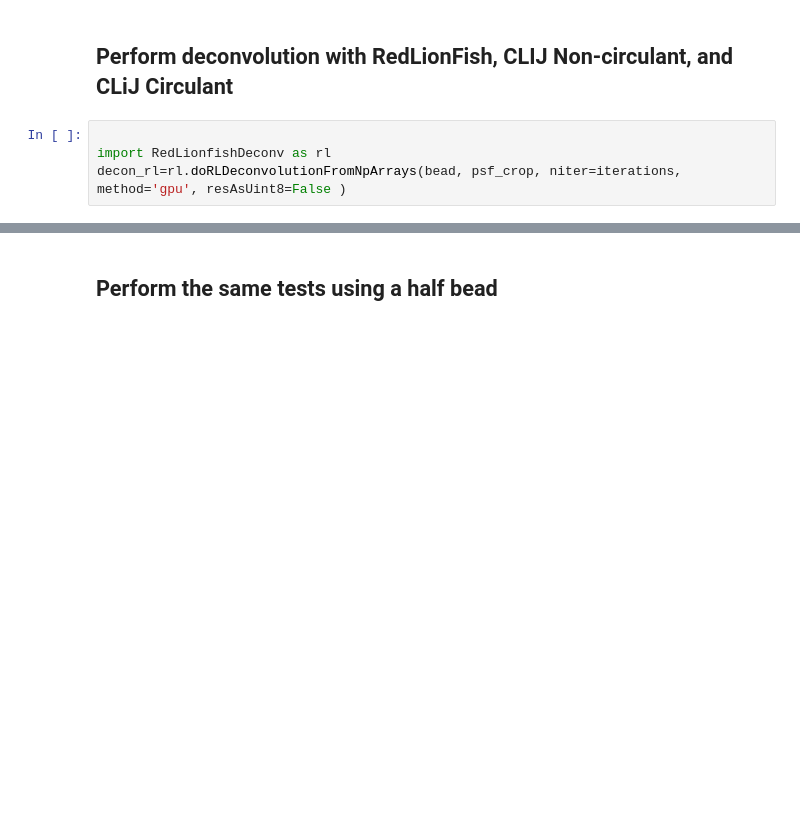
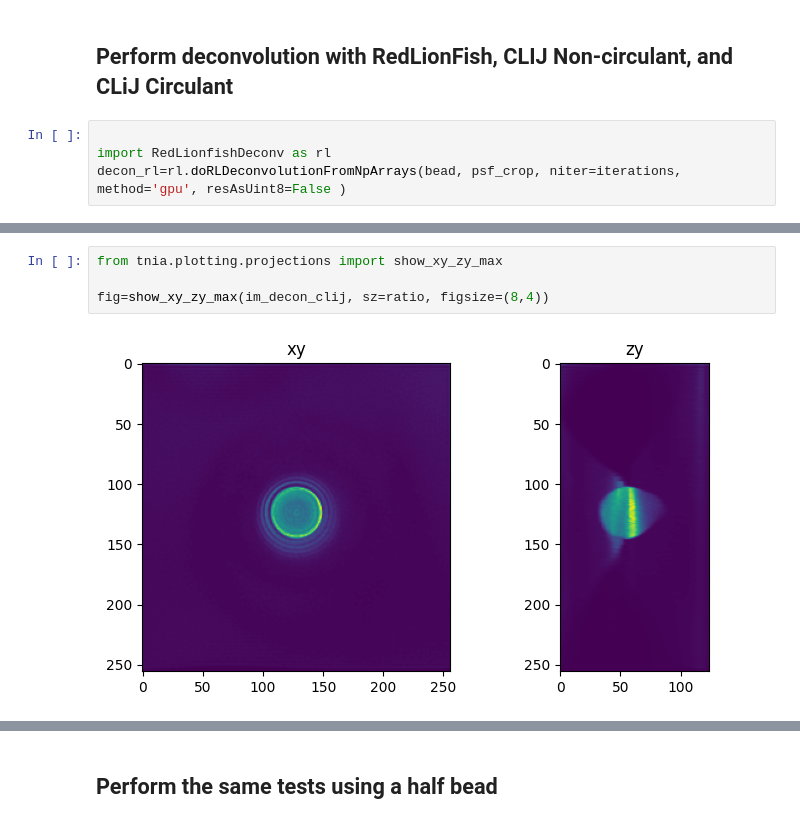
Before and after one commit to True-North-Intelligent-Algorithms/tnia-python, a Jupyter notebook: notebooks/Deconvolution/decon-bead-edge-handling.ipynb, the cells around one changed output, grey strips where cells are left out. Drawn from its saved outputs; the diff is of its cells as text; blank space fills up the shorter version.

```diff
--- a/notebooks/Deconvolution/decon-bead-edge-handling.ipynb
+++ b/notebooks/Deconvolution/decon-bead-edge-handling.ipynb
@@ -121,5 +125,11 @@ im_decon_clij= richardson_lucy(bead, psf_crop, iterations , regularization_facto
 # %% [output]
 get lib
 get lib
+# %%
+from tnia.plotting.projections import show_xy_zy_max
+
+fig=show_xy_zy_max(im_decon_clij, sz=ratio, figsize=(8,4))
+# %% [output]
+[figure, added]
 # %%
 
```
Also changed, not shown: parts of 4 cells of this notebook, 8 other files.
